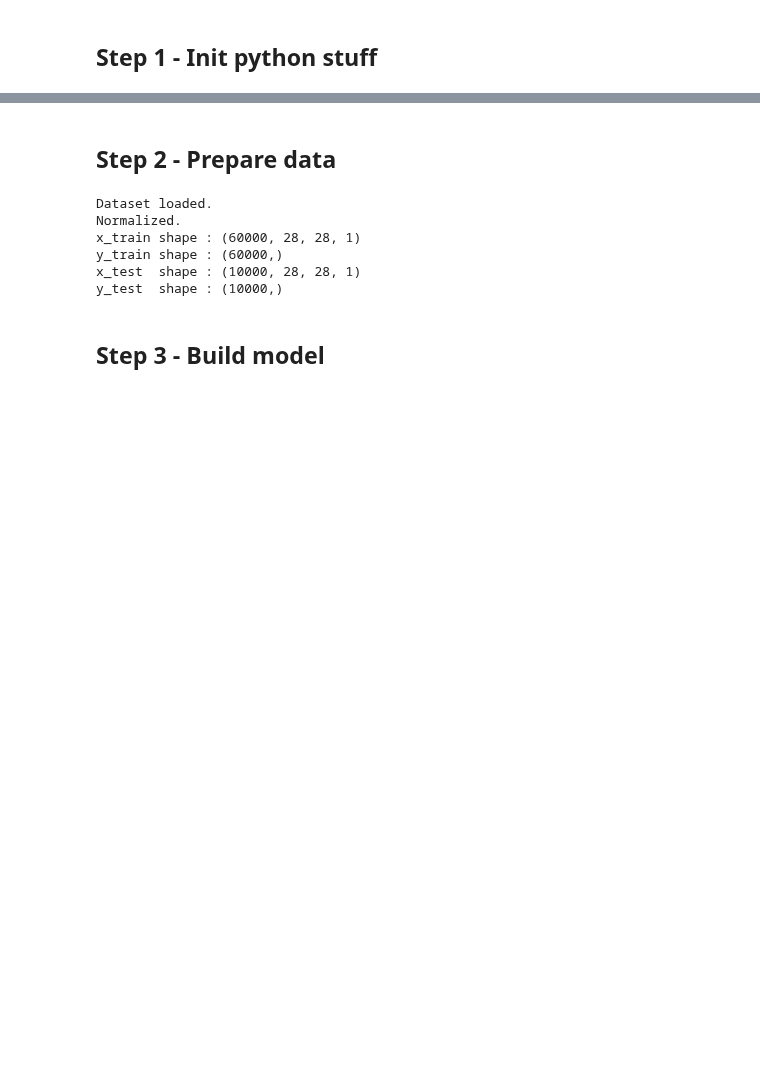
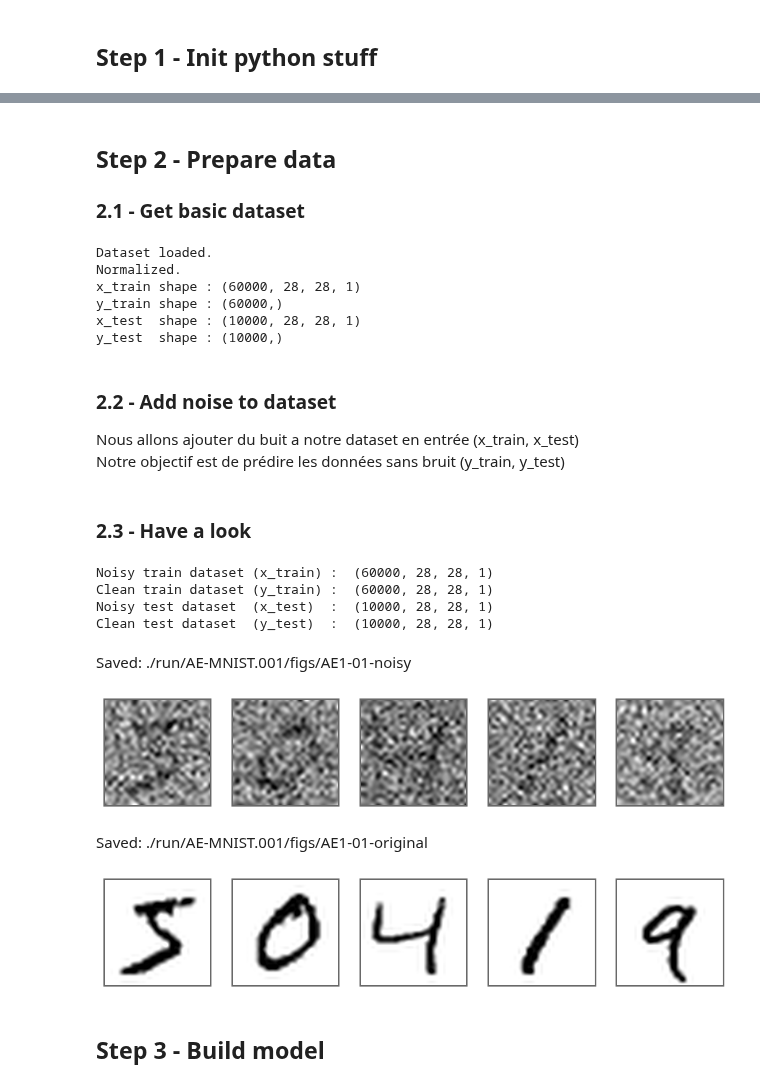
Before and after one commit to Jean-Christ1/Deep-Learning-with-Keras-and-Tensorflow, a Jupyter notebook: VAE/00-AE-with-MNIST.ipynb, the cells around one changed output, grey strips where cells are left out. Cells and saved outputs as stored; diff of their text form; code cells hidden in the pictures; blank space fills up the shorter version.

```diff
--- a/VAE/00-AE-with-MNIST.ipynb
+++ b/VAE/00-AE-with-MNIST.ipynb
@@ -65,6 +67,7 @@ Save figs            : True
 Path figs            : ./run/AE-MNIST.001/figs
 # %% [markdown]
 ## Step 2 - Prepare data
+### 2.1 - Get basic dataset
 # %%
 x_train, y_train, x_test, y_test = Loader_MNIST.get(concatenate=False)
 # %% [output]
@@ -74,3 +77,7 @@ x_train shape : (60000, 28, 28, 1)
 y_train shape : (60000,)
 x_test  shape : (10000, 28, 28, 1)
 y_test  shape : (10000,)
+# %% [markdown]
+### 2.2 - Add noise to dataset
+Nous allons ajouter du buit a notre dataset en entrée (x_train, x_test)
+Notre objectif est de prédire les données sans bruit (y_train, y_test)
@@ -77,3 +96,22 @@ y_test  shape : (10000,)
+# %% [markdown]
+### 2.3 - Have a look
+# %%
+print('Noisy train dataset (x_train) : ',x_train.shape)
+print('Clean train dataset (y_train) : ',y_train.shape)
+print('Noisy test dataset  (x_test)  : ',x_test.shape)
+print('Clean test dataset  (y_test)  : ',y_test.shape)
+
+pwk.plot_images(x_train[:5], None, indices='all', columns=5, x_size=3,y_size=3, save_as='01-noisy')
+pwk.plot_images(y_train[:5], None, indices='all', columns=5, x_size=3,y_size=3, save_as='01-original')
+# %% [output]
+Noisy train dataset (x_train) :  (60000, 28, 28, 1)
+Clean train dataset (y_train) :  (60000, 28, 28, 1)
+Noisy test dataset  (x_test)  :  (10000, 28, 28, 1)
+Clean test dataset  (y_test)  :  (10000, 28, 28, 1)
+Saved: ./run/AE-MNIST.001/figs/AE1-01-noisy
+[figure, added]
+Saved: ./run/AE-MNIST.001/figs/AE1-01-original
+[figure, added]
 # %% [markdown]
 ## Step 3 - Build model
 # %%
```
Also changed, not shown: parts of 9 cells of this notebook, 3 other files.
